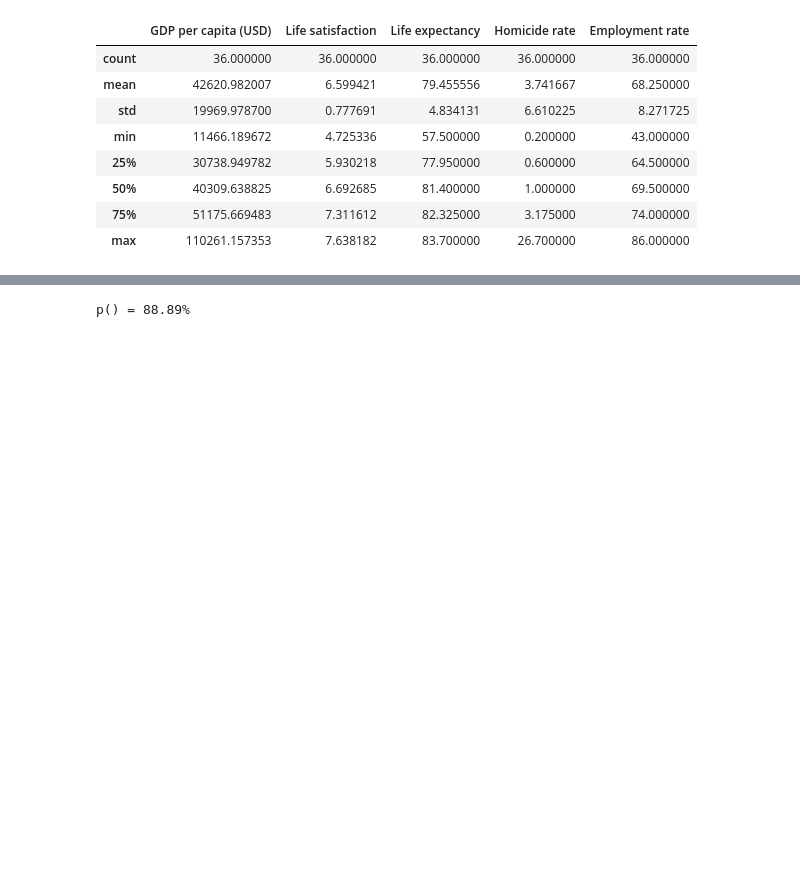
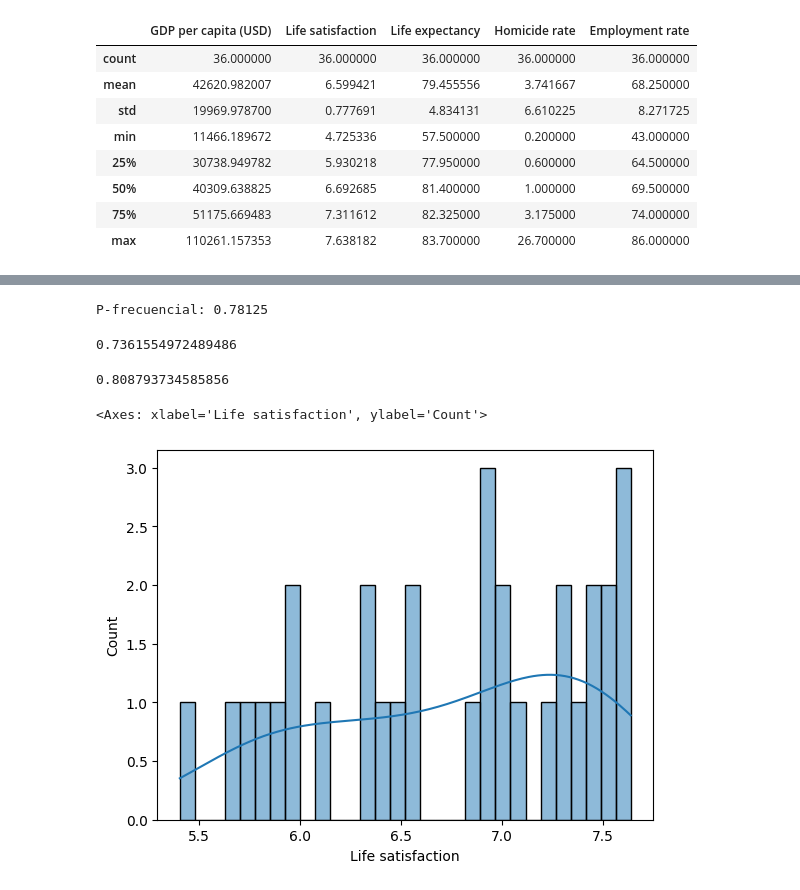
Before and after one commit to joaquinvillarmaldonado/ONLINE_DS_THEBRIDGE_JOAQUINVILLAR, a Jupyter notebook: 1. Exercises/04_Machine_Learning/Sprint_09/Unidad_01/Practica_Obligatoria/18_Practica_Obligatoria_Estadistica_Inferencial.ipynb, the cells around one changed output, grey strips where cells are left out. Saved outputs shown, nothing was run; the diff lists cells and outputs as text; code cells hidden in the pictures; blank space fills up the shorter version.

```diff
--- a/1. Exercises/04_Machine_Learning/Sprint_09/Unidad_01/Practica_Obligatoria/18_Practica_Obligatoria_Estadistica_Inferencial.ipynb
+++ b/1. Exercises/04_Machine_Learning/Sprint_09/Unidad_01/Practica_Obligatoria/18_Practica_Obligatoria_Estadistica_Inferencial.ipynb
@@ -190,15 +219,34 @@ df_life_satisfaction[vida & empleo].describe()
 # Media 6.7
 # %%
 #3. ¿Cuál sería la probabilidad de tener más de 6 puntos de satisfacción vital para los países con esperanza de vida mayor a 65 años y tasa de empleo superior a 60%?
-vida = (df_life_satisfaction["Life expectancy"] >= 65)
-empleo = (df_life_satisfaction["Employment rate"] >= 60)
-
-casos_reales = len(df_life_satisfaction[vida & empleo])
+vida = df_life_satisfaction["Life expectancy"] > 65
+empleo = df_life_satisfaction["Employment rate"] > 60
+media_6_plus = df_life_satisfaction["Life satisfaction"] >= 6
+casos_favorables = len(df_life_satisfaction[vida & empleo & media_6_plus])
+casos_totales = len(df_life_satisfaction[vida & empleo])
+#casos_totales = len(df_ls)
+print("P-frecuencial:", casos_favorables/casos_totales)
+# %% [output]
+P-frecuencial: 0.78125
-# %%
-casos_favorables = casos_reales # Esto equivale a calcular la cardinalidad del conjunto INTERSECCION
-casos_totales = len(df_life_satisfaction)
-
-print(f"p() = {round(casos_favorables/casos_totales * 100,2)}%")
-# %% [output]
-p() = 88.89%
+# %%
+f_densidad = gaussian_kde(df_life_satisfaction["Life satisfaction"])
+r_min = 6
+r_max = np.inf
+probabilidad,_ = quad(f_densidad, r_min, r_max)
+print(probabilidad)
+# %% [output]
+0.7361554972489486
+# %%
+f_densidad = gaussian_kde(df_life_satisfaction[vida & empleo]["Life satisfaction"])
+r_min = 6
+r_max = np.inf
+probabilidad,_ = quad(f_densidad, r_min, r_max)
+print(probabilidad)
+# %% [output]
+0.808793734585856
+# %%
+sns.histplot(x = "Life satisfaction", data = df_life_satisfaction[vida & empleo], bins = 30, kde = True)
+# %% [output]
+<Axes: xlabel='Life satisfaction', ylabel='Count'>
+[figure, added]
 # %% [markdown]
```
Also changed, not shown: parts of 15 cells of this notebook, 15 other files.
